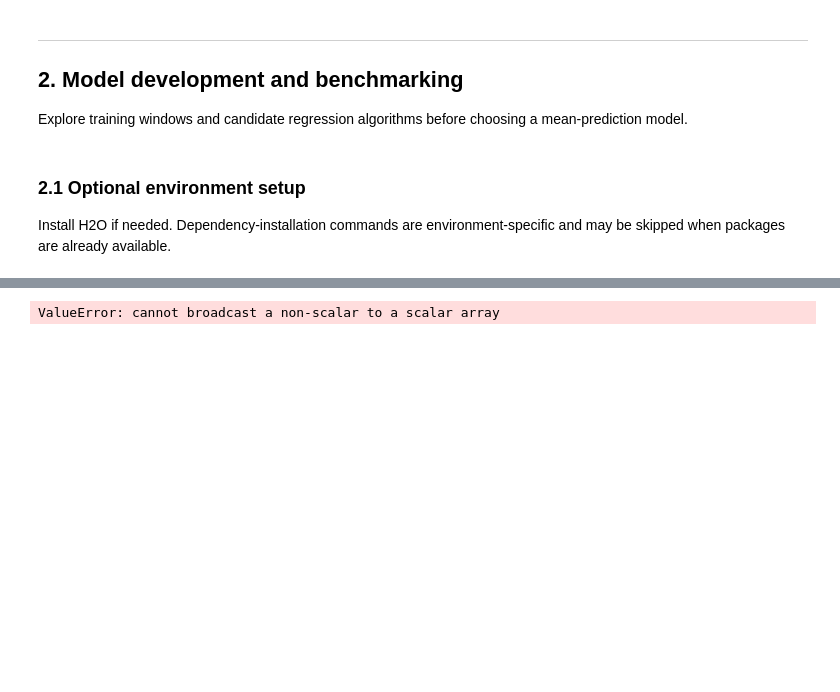
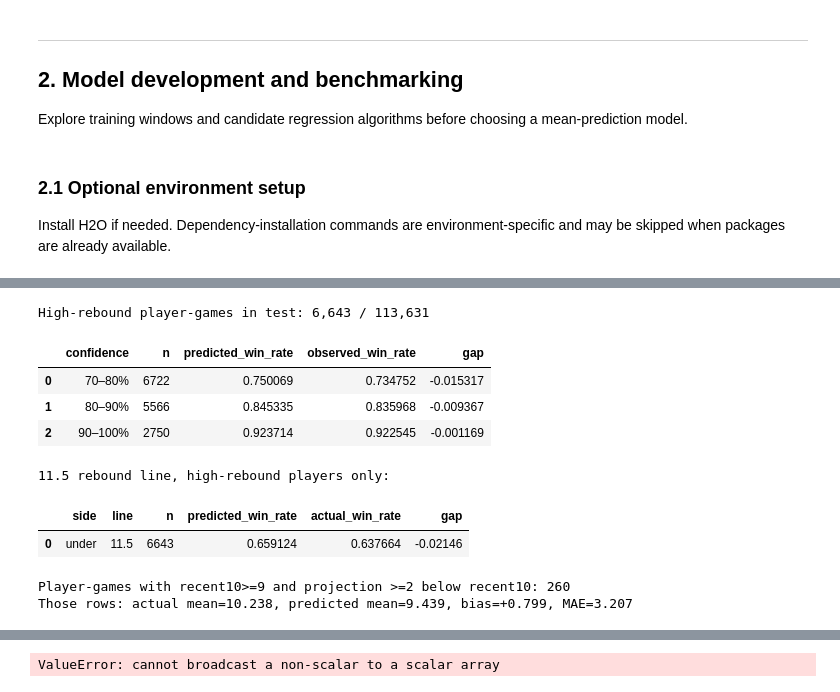
Before and after one commit to psar0006/NBA_Models, a Jupyter notebook: NBA_Rbds_Model_V1.ipynb, the cells around one changed output, grey strips where cells are left out. Drawn from its saved outputs; the diff is of its cells as text; code cells hidden in the pictures; blank space fills up the shorter version.

```diff
--- a/NBA_Rbds_Model_V1.ipynb
+++ b/NBA_Rbds_Model_V1.ipynb
@@ -1598,0 +1771,48 @@ Global alpha: 0.1317015509570487
+# %%
+# ============================================================
+# 10.3 HIGH-REBOUND PLAYER CALIBRATION AND 11.5 CASE STUDY
+# ============================================================
+recent10_test = pd.to_numeric(X_test["reboundsTotal_avg10"], errors="coerce").to_numpy()
+base_n = len(y_test)
+high_rebound = np.isfinite(recent10_test) & (recent10_test >= 9)
+
+under_rows = test_calibration.loc[test_calibration.side == "under"].copy()
+# build_prop_calibration creates one full set of player rows per line per side.
+under_rows["recent10"] = np.tile(recent10_test, len(CALIBRATION_LINES))
+under_rows = under_rows.loc[under_rows.recent10 >= 9].copy()
+under_rows["confidence"] = pd.cut(
+    under_rows.predicted_probability, bins=[0.7, 0.8, 0.9, 1.0],
+    include_lowest=True, labels=["70–80%", "80–90%", "90–100%"])
+high_confidence = (under_rows.dropna(subset=["confidence"])
+    .groupby("confidence", observed=False)
+    .agg(n=("won", "size"), predicted_win_rate=("predicted_probability", "mean"),
+         observed_win_rate=("won", "mean"))
+    .assign(gap=lambda x: x.observed_win_rate - x.predicted_win_rate)
+    .reset_index())
+print(f"High-rebound player-games in test: {high_rebound.sum():,} / {base_n:,}")
+display(high_confidence)
+print("11.5 rebound line, high-rebound players only:")
+display(line_summary(under_rows.loc[under_rows.line == 11.5]))
+
+# A Jokić-style mean discrepancy is NOT sufficient to establish systematic bias.
+# Quantify how often the model projects >=2 rebounds below a recent average.
+large_gap = high_rebound & ((recent10_test - test_mu) >= 2)
+print(f"Player-games with recent10>=9 and projection >=2 below recent10: "
+      f"{large_gap.sum():,}")
+if large_gap.any():
+    residual = y_test.to_numpy() - test_mu
+    print(f"Those rows: actual mean={y_test.to_numpy()[large_gap].mean():.3f}, "
+          f"predicted mean={test_mu[large_gap].mean():.3f}, "
+          f"bias={residual[large_gap].mean():+.3f}, "
+          f"MAE={np.abs(residual[large_gap]).mean():.3f}")
+# %% [output]
+High-rebound player-games in test: 6,643 / 113,631
+|  | confidence | n | predicted_win_rate | observed_win_rate | gap |
+| 0 | 70–80% | 6722 | 0.750069 | 0.734752 | -0.015317 |
+| 1 | 80–90% | 5566 | 0.845335 | 0.835968 | -0.009367 |
+| 2 | 90–100% | 2750 | 0.923714 | 0.922545 | -0.001169 |
+11.5 rebound line, high-rebound players only:
+|  | side | line | n | predicted_win_rate | actual_win_rate | gap |
+| 0 | under | 11.5 | 6643 | 0.659124 | 0.637664 | -0.02146 |
+Player-games with recent10>=9 and projection >=2 below recent10: 260
+Those rows: actual mean=10.238, predicted mean=9.439, bias=+0.799, MAE=3.207
```
Also changed, not shown: parts of 26 cells of this notebook.
